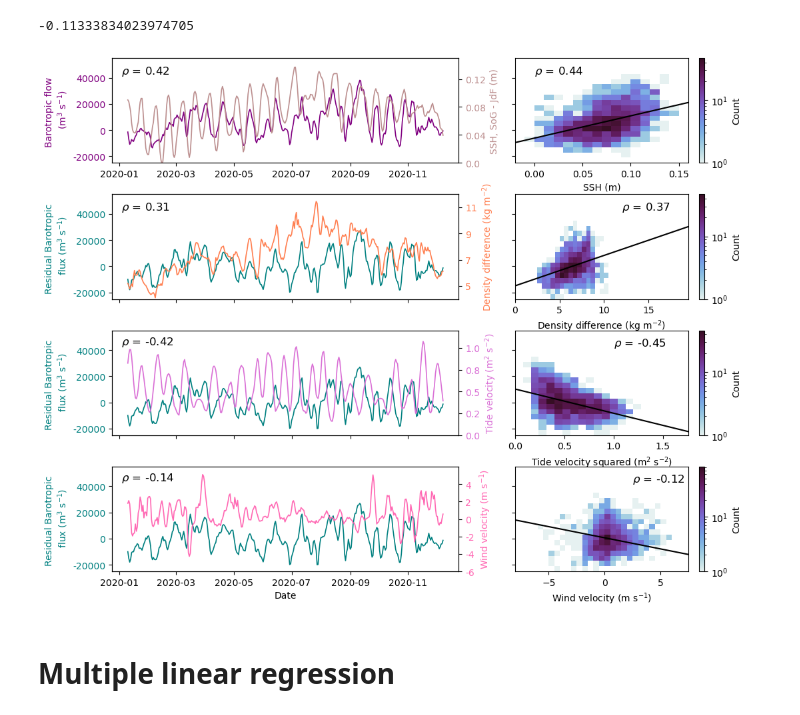
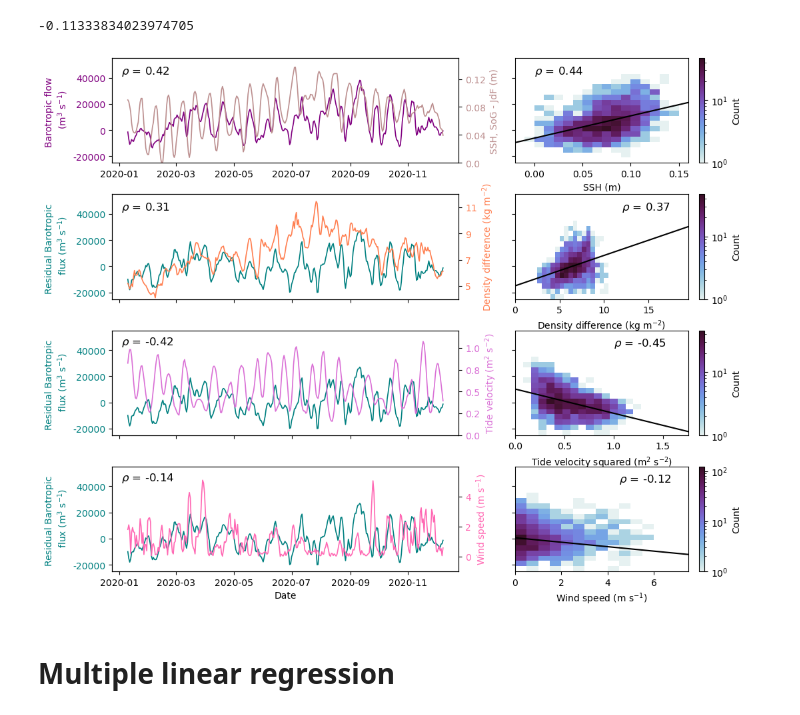
Before and after one commit to SalishSeaCast/StangAllen_SJGIPaper, a Jupyter notebook: BarotropicFluxDrivers.ipynb, the cells around one changed output. Drawn from its saved outputs; the diff is of its cells as text; code cells hidden in the pictures.

```diff
--- a/BarotropicFluxDrivers.ipynb
+++ b/BarotropicFluxDrivers.ipynb
@@ -1020,7 +1020,7 @@ print(corr_resharo_btrop_winds_2020)
 corr_resharo_btrop_winds = stats.spearmanr(np.abs(winds_harobtrop[:-7]),res_haro_btrop_ssh)[0]
 print(corr_resharo_btrop_winds)
 slope,intercept = np.polyfit(winds_harobtrop[:-7],res_haro_btrop_ssh,1)
-wline_btrop = slope*np.arange(-8,8,0.5)+intercept
+wline_btrop = slope*np.arange(0,8,0.5)+intercept
 
 #wind velocity residual
 # corr_resharo_btrop_winds_2020 = stats.spearmanr(winds_haro2020[7:],res_haro_btrop_ssh_2020)[0]
@@ -1154,44 +1154,44 @@ arr,xe,ye,im = ax4.hist2d(tides_haro_btrop[7:],res_haro_btrop_ssh,
 ax4.plot(np.arange(0,1.8,0.08),tline_btrop,color='k')
 ax4.set_ylim([-25000,55000])
 ax4.set_yticks(np.arange(-20000,45000,20000),color=color1)
 ax4.set_yticklabels([])
 ax4.set_xlabel(f'Tide velocity squared (m$^2$ s$^{{-2}}$)')
 ax4.annotate(f'$\\rho$ = {np.round(corr_resharo_btrop_tides,2)}',(1,43000),fontsize=12)
 cb = fig.colorbar(im,ax=ax4)
 cb.set_label('Count')
 
 fig.subplots_adjust(wspace=0.2,hspace=0.3);
 
 ax5.plot(date_haro2020[7:],res_haro_btrop_ssh_2020,color=color1,lw=1.2)
 ax5.set_ylabel(f'Residual Barotropic \n flux (m$^3$ s$^{{-1}}$)',color=color1)
 ax5.set_ylim([-25000,55000])
 ax5.set_yticks(np.arange(-20000,45000,20000),color=color1)
 ax5.set_yticklabels(np.arange(-20000,45000,20000),color=color1)
 ax52 = ax5.twinx()
-ax52.plot(date_haro2020[7:],winds_haro2020[7:],color='hotpink',lw=1.2)
-ax52.set_ylim([-6,6])
-ax52.set_yticks(np.arange(-6,6,2),color='hotpink')
-ax52.set_yticklabels(np.arange(-6,6,2),color='hotpink')
-ax52.set_ylabel(f'Wind velocity (m s$^{{-1}}$)' ,color='hotpink')
+ax52.plot(date_haro2020[7:],np.abs(winds_haro2020[7:]),color='hotpink',lw=1.2)
+ax52.set_ylim([-1,6])
+ax52.set_yticks(np.arange(0,6,2),color='hotpink')
+ax52.set_yticklabels(np.arange(0,6,2),color='hotpink')
+ax52.set_ylabel(f'Wind speed (m s$^{{-1}}$)' ,color='hotpink')
 ax5.annotate(f'$\\rho$ = {np.round(corr_resharo_btrop_winds_2020,2)}',(date_haro2020[0],44000),fontsize=12)
 ax5.set_xlabel('Date')
 
-arr,xe,ye,im = ax6.hist2d(winds_harobtrop[7:],res_haro_btrop_ssh,
-                          bins=[np.arange(-8,8,0.5),np.arange(-25000,55000,4000)],
+arr,xe,ye,im = ax6.hist2d(np.abs(winds_harobtrop[7:]),res_haro_btrop_ssh,
+                          bins=[np.arange(0,8,0.5),np.arange(-25000,55000,4000)],
                           norm=LogNorm(),
                           cmap=cmap
                                 )
 # ax6.scatter(np.abs(winds_harobtrop),haro_btrop,color='indigo')
-ax6.plot(np.arange(-8,8,0.5),wline_btrop,color='k')
+ax6.plot(np.arange(0,8,0.5),wline_btrop,color='k')
 ax6.set_ylim([-25000,55000])
 ax2.set_yticks(np.arange(-20000,45000,20000),color=color1)
 ax6.set_yticklabels([])
-ax6.set_xlabel(f'Wind velocity (m s$^{{-1}}$)')
-ax6.annotate(f'$\\rho$ = {np.round(corr_resharo_btrop_winds,2)}',(2.5,43000),fontsize=12)
+ax6.set_xlabel(f'Wind speed (m s$^{{-1}}$)')
+ax6.annotate(f'$\\rho$ = {np.round(corr_resharo_btrop_winds,2)}',(4.5,43000),fontsize=12)
 cb = fig.colorbar(im,ax=ax6)
 cb.set_label('Count');
 # %% [output]
-[figure, old version]
+[figure, new version]
 # %% [markdown]
 # Multiple linear regression
 # %%
```
Also changed, not shown: parts of 7 cells of this notebook.
